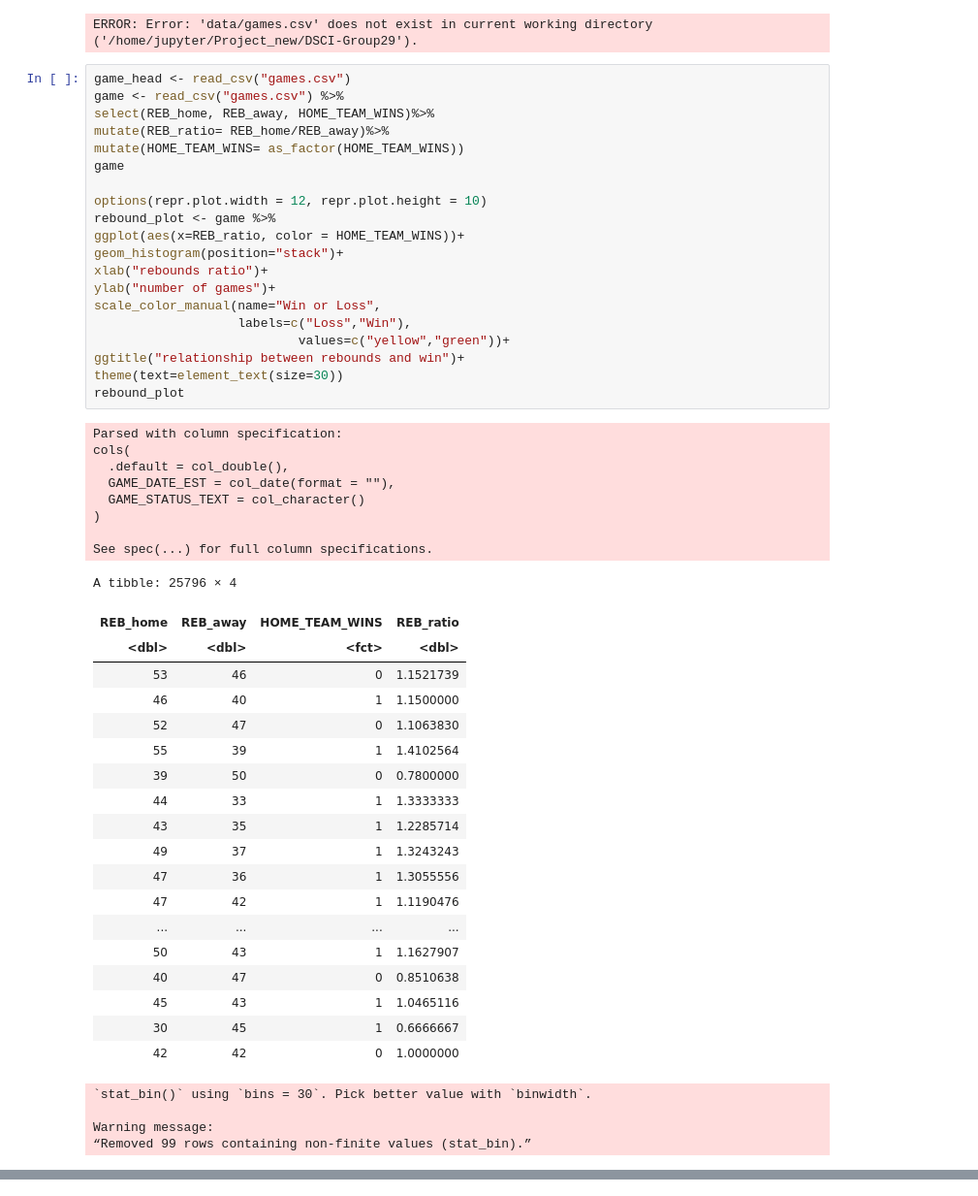
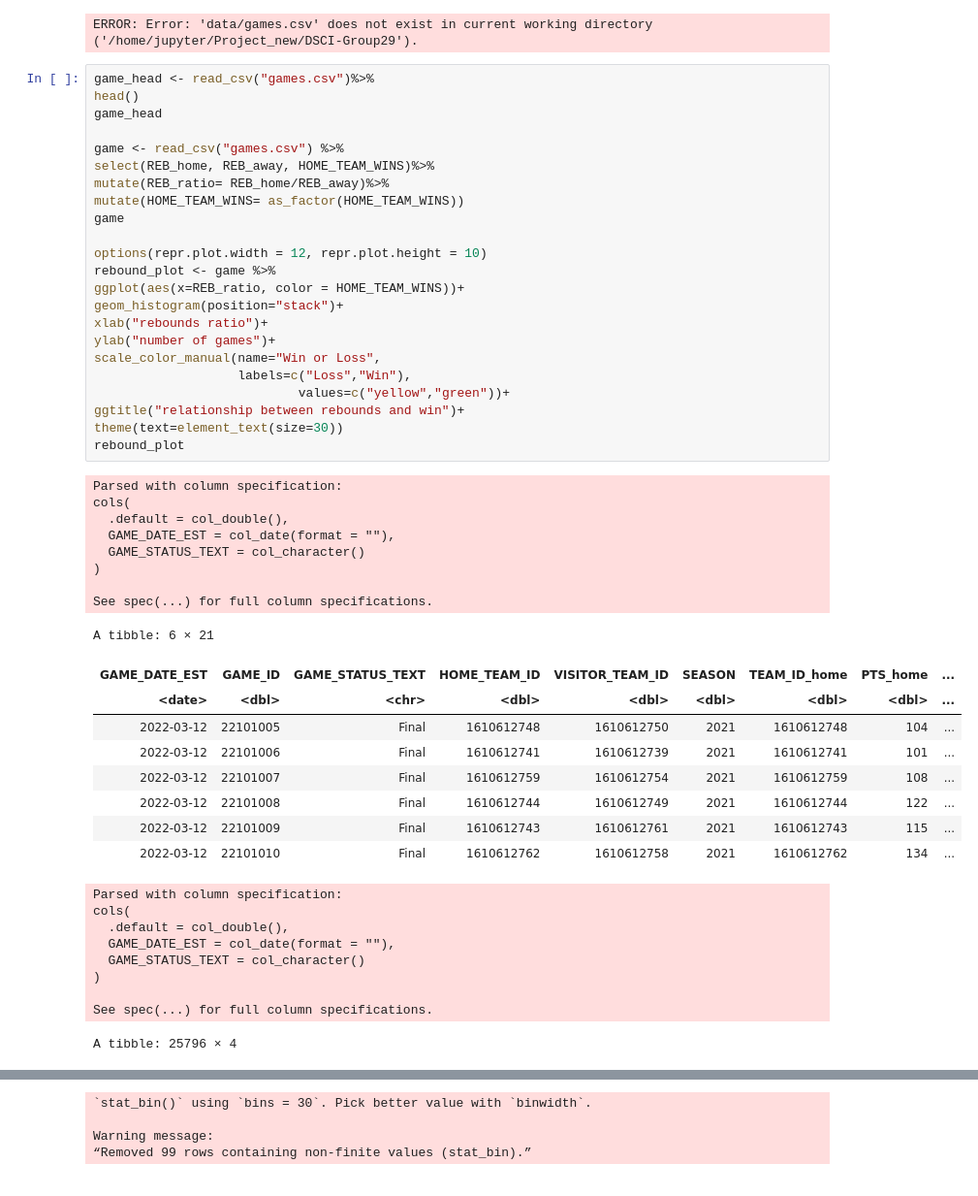
Before and after one commit to stevensze/DSCI-Group29, a Jupyter notebook: Proposal.ipynb, the cells around one changed output, grey strips where cells are left out. Shown at 97% size. Saved outputs shown, nothing was run; the diff lists cells and outputs as text.

Commit message:
Added game head

```diff
--- a/Proposal.ipynb
+++ b/Proposal.ipynb
@@ -42,54 +42,52 @@ Warning message:
 ✖ recipes::step()   masks stats::step()
 ERROR: Error: 'data/games.csv' does not exist in current working directory ('/home/jupyter/Project_new/DSCI-Group29').
 # %%
-game_head <- read_csv("games.csv")
+game_head <- read_csv("games.csv")%>%
+head()
+game_head
+
 game <- read_csv("games.csv") %>%
 select(REB_home, REB_away, HOME_TEAM_WINS)%>%
 mutate(REB_ratio= REB_home/REB_away)%>%
 mutate(HOME_TEAM_WINS= as_factor(HOME_TEAM_WINS))
 game
 
 options(repr.plot.width = 12, repr.plot.height = 10)
 rebound_plot <- game %>%
 ggplot(aes(x=REB_ratio, color = HOME_TEAM_WINS))+
 geom_histogram(position="stack")+
 xlab("rebounds ratio")+
 ylab("number of games")+
 scale_color_manual(name="Win or Loss",
                    labels=c("Loss","Win"),
                            values=c("yellow","green"))+
 ggtitle("relationship between rebounds and win")+
 theme(text=element_text(size=30))
 rebound_plot
 # %% [output]
 Parsed with column specification:
 cols(
   .default = col_double(),
   GAME_DATE_EST = col_date(format = ""),
   GAME_STATUS_TEXT = col_character()
 )
 
 See spec(...) for full column specifications.
-A tibble: 25796 × 4
+A tibble: 6 × 21
-| REB_home | REB_away | HOME_TEAM_WINS | REB_ratio |
-| <dbl> | <dbl> | <fct> | <dbl> |
-| 53 | 46 | 0 | 1.1521739 |
-| 46 | 40 | 1 | 1.1500000 |
-| 52 | 47 | 0 | 1.1063830 |
-| 55 | 39 | 1 | 1.4102564 |
-| 39 | 50 | 0 | 0.7800000 |
-| 44 | 33 | 1 | 1.3333333 |
-| 43 | 35 | 1 | 1.2285714 |
-| 49 | 37 | 1 | 1.3243243 |
-| 47 | 36 | 1 | 1.3055556 |
-| 47 | 42 | 1 | 1.1190476 |
-| ... | ... | ... | ... |
-| 50 | 43 | 1 | 1.1627907 |
-| 40 | 47 | 0 | 0.8510638 |
-| 45 | 43 | 1 | 1.0465116 |
-| 30 | 45 | 1 | 0.6666667 |
-| 42 | 42 | 0 | 1.0000000 |
+| GAME_DATE_EST | GAME_ID | GAME_STATUS_TEXT | HOME_TEAM_ID | VISITOR_TEAM_ID | SEASON | TEAM_ID_home | PTS_home | ... |
+| <date> | <dbl> | <chr> | <dbl> | <dbl> | <dbl> | <dbl> | <dbl> | ... |
+| 2022-03-12 | 22101005 | Final | 1610612748 | 1610612750 | 2021 | 1610612748 | 104 | ... |
+| 2022-03-12 | 22101006 | Final | 1610612741 | 1610612739 | 2021 | 1610612741 | 101 | ... |
+| 2022-03-12 | 22101007 | Final | 1610612759 | 1610612754 | 2021 | 1610612759 | 108 | ... |
+| 2022-03-12 | 22101008 | Final | 1610612744 | 1610612749 | 2021 | 1610612744 | 122 | ... |
+| 2022-03-12 | 22101009 | Final | 1610612743 | 1610612761 | 2021 | 1610612743 | 115 | ... |
+| 2022-03-12 | 22101010 | Final | 1610612762 | 1610612758 | 2021 | 1610612762 | 134 | ... |
-`stat_bin()` using `bins = 30`. Pick better value with `binwidth`.
+Parsed with column specification:
+cols(
+  .default = col_double(),
+  GAME_DATE_EST = col_date(format = ""),
+  GAME_STATUS_TEXT = col_character()
+)
 
-Warning message:
-“Removed 99 rows containing non-finite values (stat_bin).”
+See spec(...) for full column specifications.
+A tibble: 25796 × 4
@@ -96 +112,5 @@ Warning message:
+`stat_bin()` using `bins = 30`. Pick better value with `binwidth`.
+
+Warning message:
+“Removed 99 rows containing non-finite values (stat_bin).”
 [figure]
```
Also changed, not shown: parts of 1 cell of this notebook.
